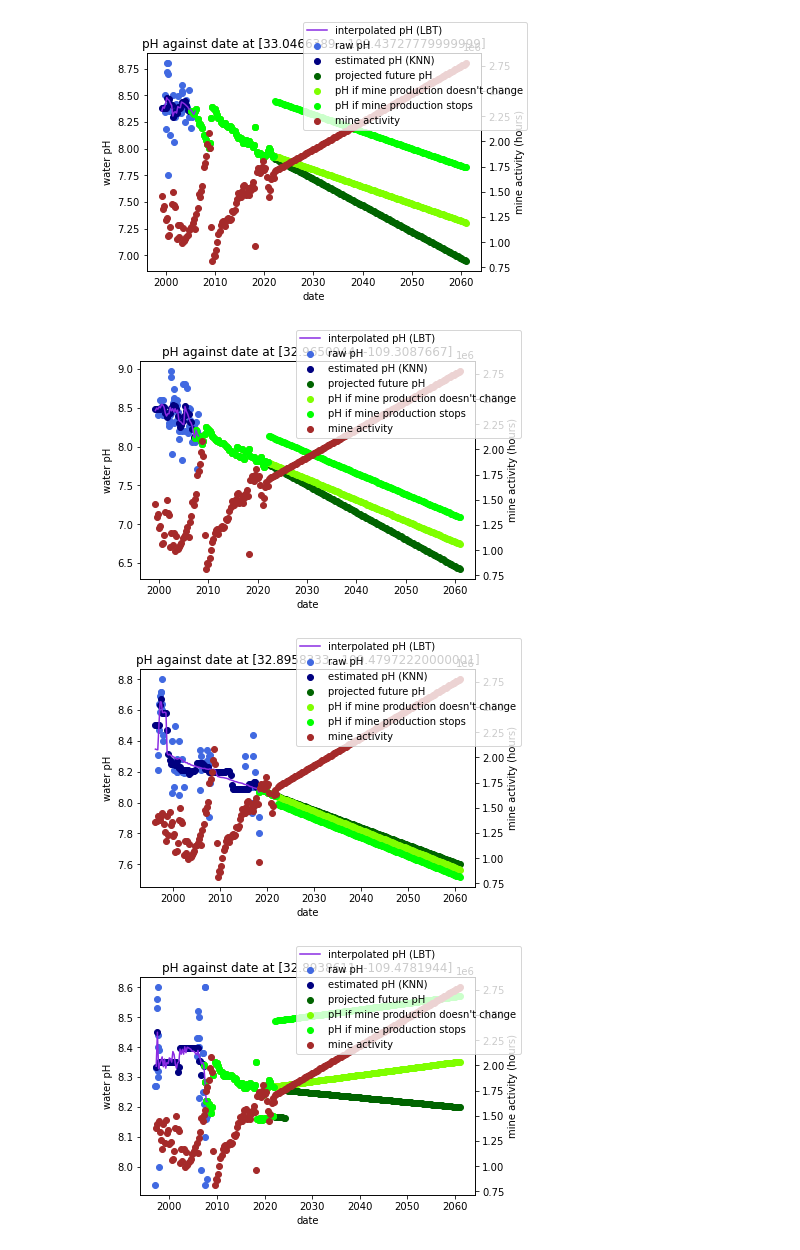
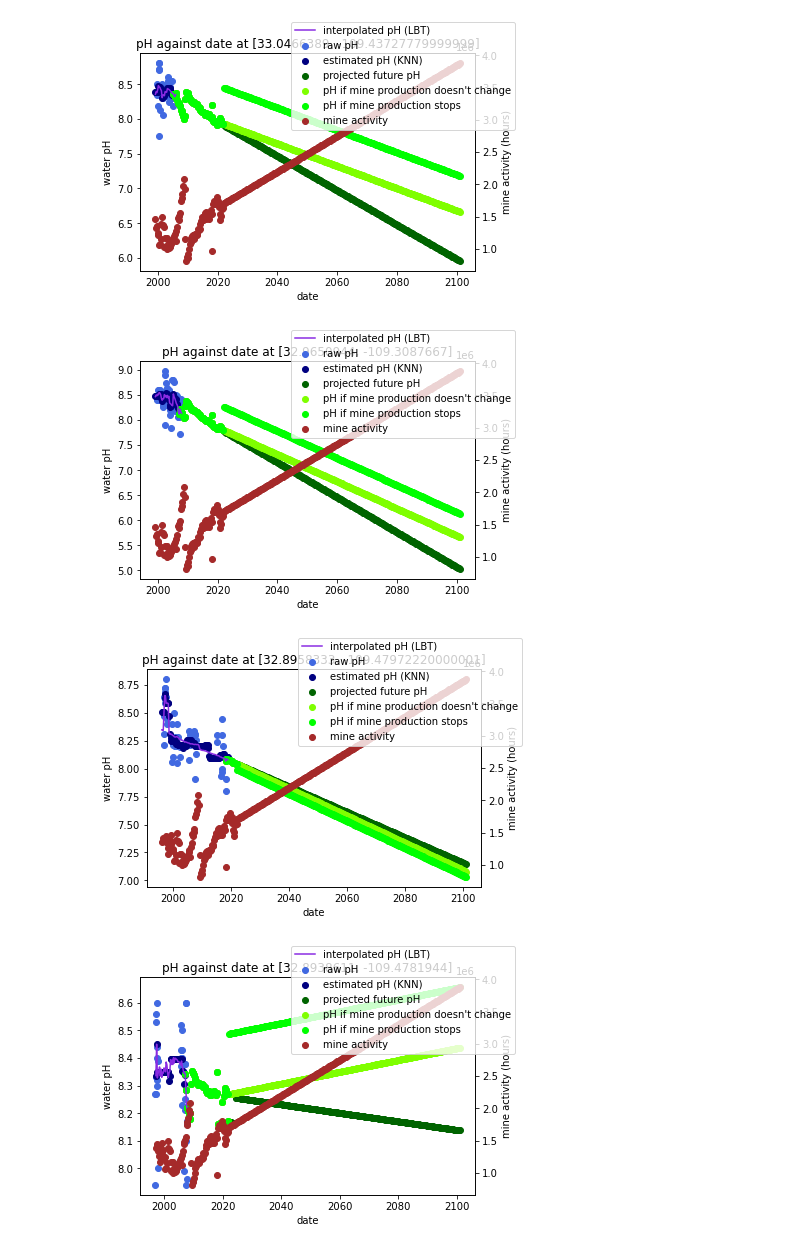
Before and after one commit to ewang729/Modeling-the-Future, a Jupyter notebook: Digest Correlations_knn.ipynb, the cells around one changed output. Saved outputs shown, nothing was run; the diff lists cells and outputs as text; code cells hidden in the pictures.

```diff
--- a/Digest Correlations_knn.ipynb
+++ b/Digest Correlations_knn.ipynb
@@ -152,6 +152,8 @@ tree = lbr(base_estimator = lin_reg, loss = "square", min_samples_split = 2, n_e
 
 correlations = []
 obs = []
+
+final_year = 2100
 
 # run model
 for d in locations:
@@ -242,7 +244,7 @@ for d in locations:
         mine_y.append(minedict[key][0])
 
     reg.fit(mine_x, mine_y)
-    future = quarters(end_year, 2060, False)
+    future = quarters(end_year, final_year, False)
     future_int = future[:,0]
     future_date = future[:,1]
     future_int = future_int.reshape(-1, 1)
@@ -276,39 +278,39 @@ for d in locations:
     future_zero = tree.predict(zero_x)
 
     # collect aggregated mine values
-    all_years = quarters(start_year, 2060, False)
+    all_years = quarters(start_year, final_year, False)
     all_mine_date = all_years[:,1]
     all_mine_y = []
     for dt in all_mine_date:
         key = dt_to_int(dt)
         if key in minedict:
             all_mine_y.append(minedict[key][0])
         else:
             all_mine_y.append(new_minedict[key])
 
     # plot results
     result_full = tree.predict(X)
     plt.plot(qtrs_date, result_full, label = "interpolated pH (LBT)", color = "blueviolet")
     ax1.scatter(future_date, future_water, label = "projected future pH", color = 'darkgreen')
     ax1.scatter(future_date, future_constant, label = "pH if mine production doesn't change", color = 'chartreuse')
     ax1.scatter(future_date, future_zero, label = "pH if mine production stops", color = 'lime')
     ax2 = ax1.twinx()
     ax2.scatter(all_mine_date, all_mine_y, color = 'brown', label = "mine activity")
     plt.title('pH against date at ' + str(lat_long))
     ax1.set_xlabel('date')
     ax1.set_ylabel('water pH')
     ax2.set_ylabel('mine activity (hours)')
     #ax1.legend()
     #ax2.legend()
     fig.legend()
     plt.show()
     plt.close('all')
 
     # add results to array
     correlations.append([d, rsq_train, rsq_test, w.tolist(), mse, future_water[-1], future_constant[-1], future_zero[-1]])
     obs.append([d, lat_long, future_water[0], future_water[-1]])
 # %% [output]
-[figure, old version]
+[figure, new version]
-[figure, old version]
+[figure, new version]
-[figure, old version]
+[figure, new version]
-[figure, old version]
+[figure, new version]
```
Also changed, not shown: parts of 4 cells of this notebook.
